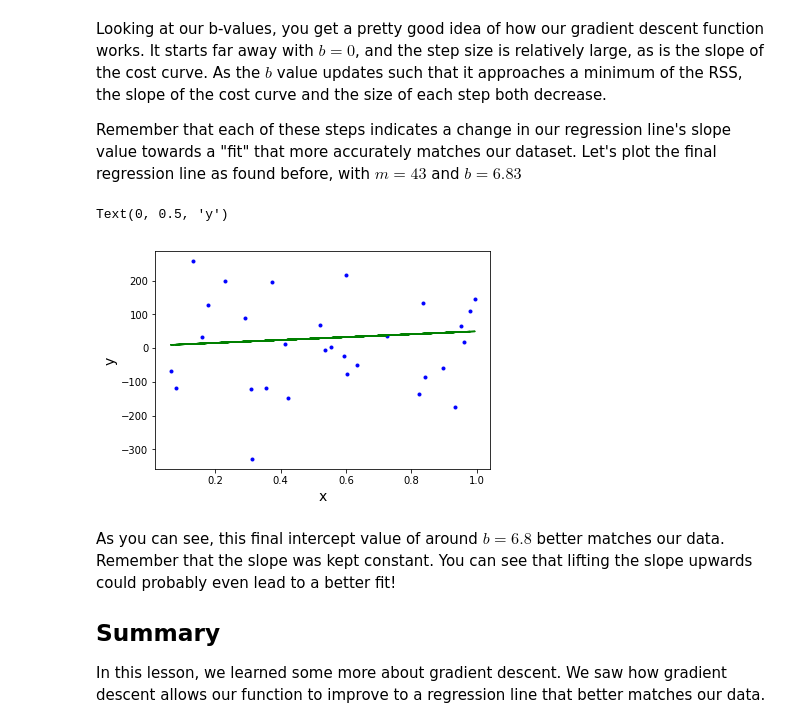
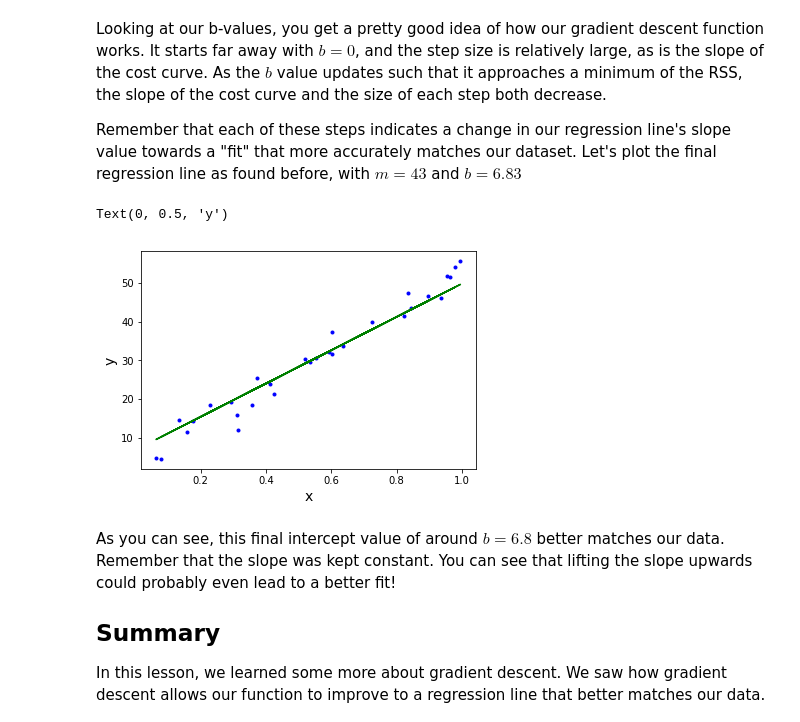
Before and after one commit to probboy/dsc-gradient-descent-step-sizes-lab-nyc-ds-082619, a Jupyter notebook: index.ipynb, the cells around one changed output. Saved outputs shown, nothing was run; the diff lists cells and outputs as text; code cells hidden in the pictures.

```diff
--- a/index.ipynb
+++ b/index.ipynb
@@ -265,17 +265,17 @@ Remember that each of these steps indicates a change in our regression line's sl
 # %%
 # plot the final result here
 np.random.seed(225)
 x = np.random.rand(30,1).reshape(30)
 y_randterm = np.random.normal(0,3,30)
-y = 3 + 50 * + y_randterm
+y = 3 + 50 * x+ y_randterm
 
 plt.plot(x,y,'.b')
 plt.plot(x,43*x+6.83,'-',color='green')
 plt.xlabel('x', fontsize = 14)
 plt.ylabel('y', fontsize = 14)
 # %% [output]
 Text(0, 0.5, 'y')
-[figure, old version]
+[figure, new version]
 # %% [markdown]
 As you can see, this final intercept value of around $b=6.8$ better matches our data. Remember that the slope was kept constant. You can see that lifting the slope upwards could probably even lead to a better fit!
 
```
